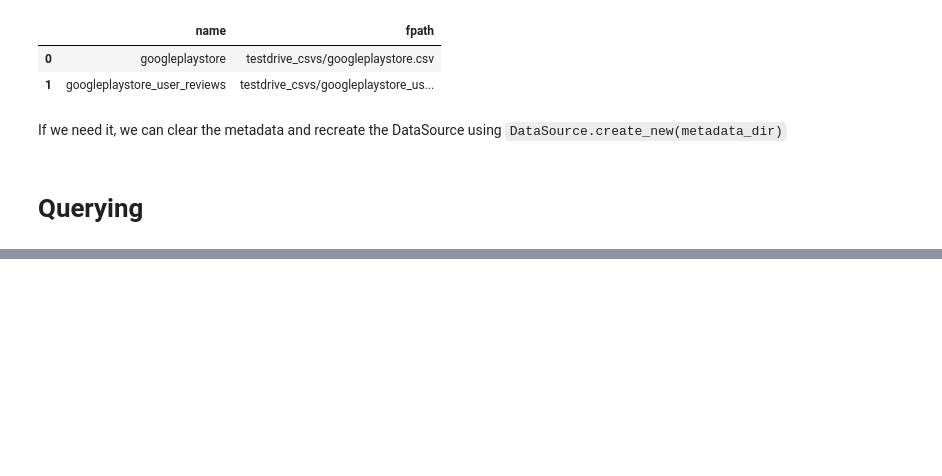
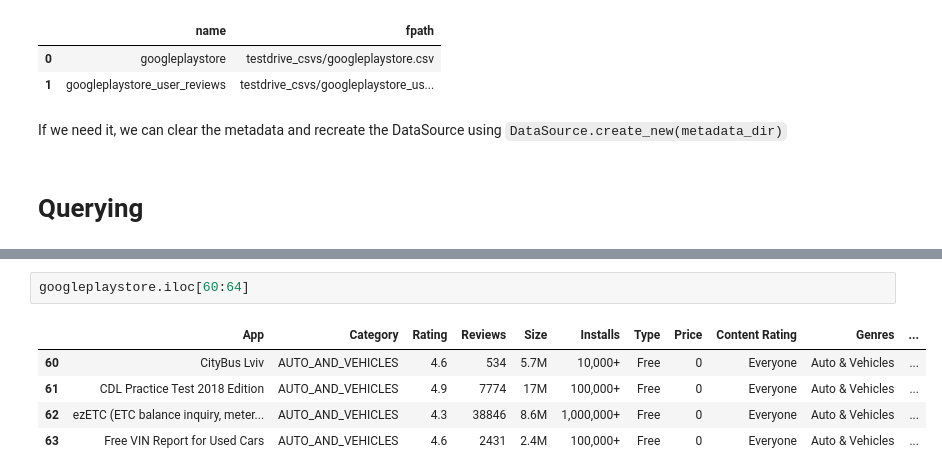
Before and after one commit to mindsdb/dfsql, a Jupyter notebook: testdrive.ipynb, the cells around one changed output, grey strips where cells are left out. Drawn from its saved outputs; the diff is of its cells as text; blank space fills up the shorter version.

```diff
--- a/testdrive.ipynb
+++ b/testdrive.ipynb
@@ -141 +153,9 @@ Name: price_int, dtype: int64
+# %%
+googleplaystore.iloc[60:64]
+# %% [output]
+|  | App | Category | Rating | Reviews | Size | Installs | Type | Price | Content Rating | Genres | ... |
+| 60 | CityBus Lviv | AUTO_AND_VEHICLES | 4.6 | 534 | 5.7M | 10,000+ | Free | 0 | Everyone | Auto & Vehicles | ... |
+| 61 | CDL Practice Test 2018 Edition | AUTO_AND_VEHICLES | 4.9 | 7774 | 17M | 100,000+ | Free | 0 | Everyone | Auto & Vehicles | ... |
+| 62 | ezETC (ETC balance inquiry, meter... | AUTO_AND_VEHICLES | 4.3 | 38846 | 8.6M | 1,000,000+ | Free | 0 | Everyone | Auto & Vehicles | ... |
+| 63 | Free VIN Report for Used Cars | AUTO_AND_VEHICLES | 4.6 | 2431 | 2.4M | 100,000+ | Free | 0 | Everyone | Auto & Vehicles | ... |
 # %%
```
Also changed, not shown: parts of 12 cells of this notebook, 2 other files.
